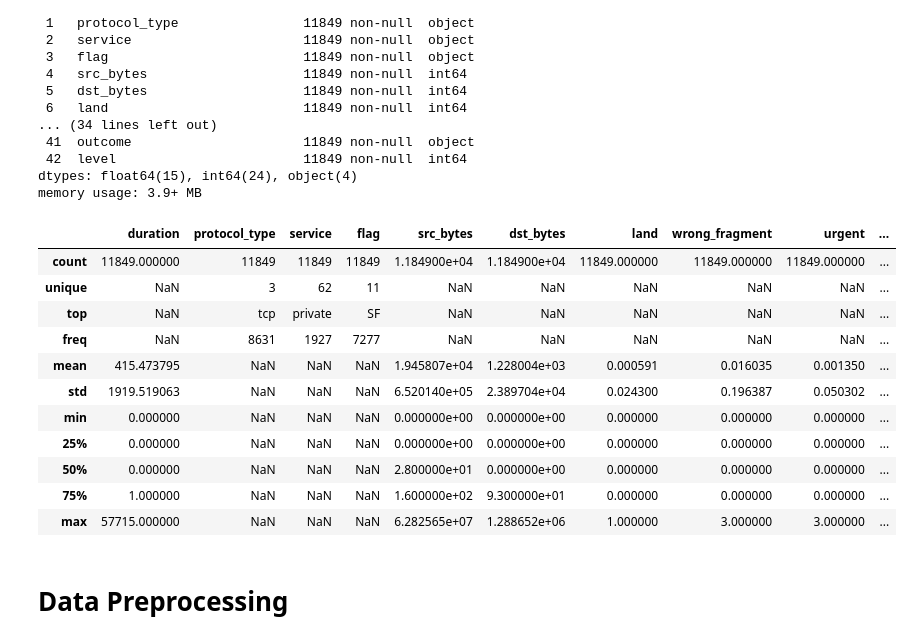
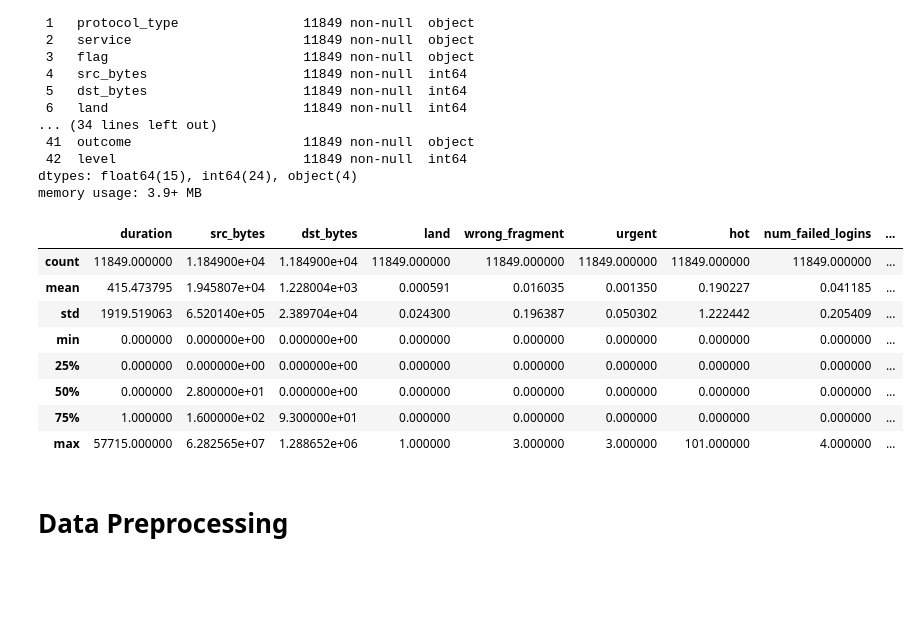
Before and after one commit to NorAlija/xai_thesis_work, a Jupyter notebook: intrusion_detection/main.ipynb, the cells around one changed output. Saved outputs shown, nothing was run; the diff lists cells and outputs as text; code cells hidden in the pictures; blank space fills up the shorter version.

```diff
--- a/intrusion_detection/main.ipynb
+++ b/intrusion_detection/main.ipynb
@@ -72,20 +66,17 @@ Data columns (total 43 columns):
 dtypes: float64(15), int64(24), object(4)
 memory usage: 3.9+ MB
 # %%
-data_frame.describe(include='all')
+data_frame.describe()
 # %% [output]
-|  | duration | protocol_type | service | flag | src_bytes | dst_bytes | land | wrong_fragment | urgent | ... |
-| count | 11849.000000 | 11849 | 11849 | 11849 | 1.184900e+04 | 1.184900e+04 | 11849.000000 | 11849.000000 | 11849.000000 | ... |
-| unique | NaN | 3 | 62 | 11 | NaN | NaN | NaN | NaN | NaN | ... |
-| top | NaN | tcp | private | SF | NaN | NaN | NaN | NaN | NaN | ... |
-| freq | NaN | 8631 | 1927 | 7277 | NaN | NaN | NaN | NaN | NaN | ... |
-| mean | 415.473795 | NaN | NaN | NaN | 1.945807e+04 | 1.228004e+03 | 0.000591 | 0.016035 | 0.001350 | ... |
-| std | 1919.519063 | NaN | NaN | NaN | 6.520140e+05 | 2.389704e+04 | 0.024300 | 0.196387 | 0.050302 | ... |
-| min | 0.000000 | NaN | NaN | NaN | 0.000000e+00 | 0.000000e+00 | 0.000000 | 0.000000 | 0.000000 | ... |
-| 25% | 0.000000 | NaN | NaN | NaN | 0.000000e+00 | 0.000000e+00 | 0.000000 | 0.000000 | 0.000000 | ... |
-| 50% | 0.000000 | NaN | NaN | NaN | 2.800000e+01 | 0.000000e+00 | 0.000000 | 0.000000 | 0.000000 | ... |
-| 75% | 1.000000 | NaN | NaN | NaN | 1.600000e+02 | 9.300000e+01 | 0.000000 | 0.000000 | 0.000000 | ... |
-| max | 57715.000000 | NaN | NaN | NaN | 6.282565e+07 | 1.288652e+06 | 1.000000 | 3.000000 | 3.000000 | ... |
+|  | duration | src_bytes | dst_bytes | land | wrong_fragment | urgent | hot | num_failed_logins | ... |
+| count | 11849.000000 | 1.184900e+04 | 1.184900e+04 | 11849.000000 | 11849.000000 | 11849.000000 | 11849.000000 | 11849.000000 | ... |
+| mean | 415.473795 | 1.945807e+04 | 1.228004e+03 | 0.000591 | 0.016035 | 0.001350 | 0.190227 | 0.041185 | ... |
+| std | 1919.519063 | 6.520140e+05 | 2.389704e+04 | 0.024300 | 0.196387 | 0.050302 | 1.222442 | 0.205409 | ... |
+| min | 0.000000 | 0.000000e+00 | 0.000000e+00 | 0.000000 | 0.000000 | 0.000000 | 0.000000 | 0.000000 | ... |
+| 25% | 0.000000 | 0.000000e+00 | 0.000000e+00 | 0.000000 | 0.000000 | 0.000000 | 0.000000 | 0.000000 | ... |
+| 50% | 0.000000 | 2.800000e+01 | 0.000000e+00 | 0.000000 | 0.000000 | 0.000000 | 0.000000 | 0.000000 | ... |
+| 75% | 1.000000 | 1.600000e+02 | 9.300000e+01 | 0.000000 | 0.000000 | 0.000000 | 0.000000 | 0.000000 | ... |
+| max | 57715.000000 | 6.282565e+07 | 1.288652e+06 | 1.000000 | 3.000000 | 3.000000 | 101.000000 | 4.000000 | ... |
 # %%
 
 
```
Also changed, not shown: parts of 10 cells of this notebook, 2 other files.
